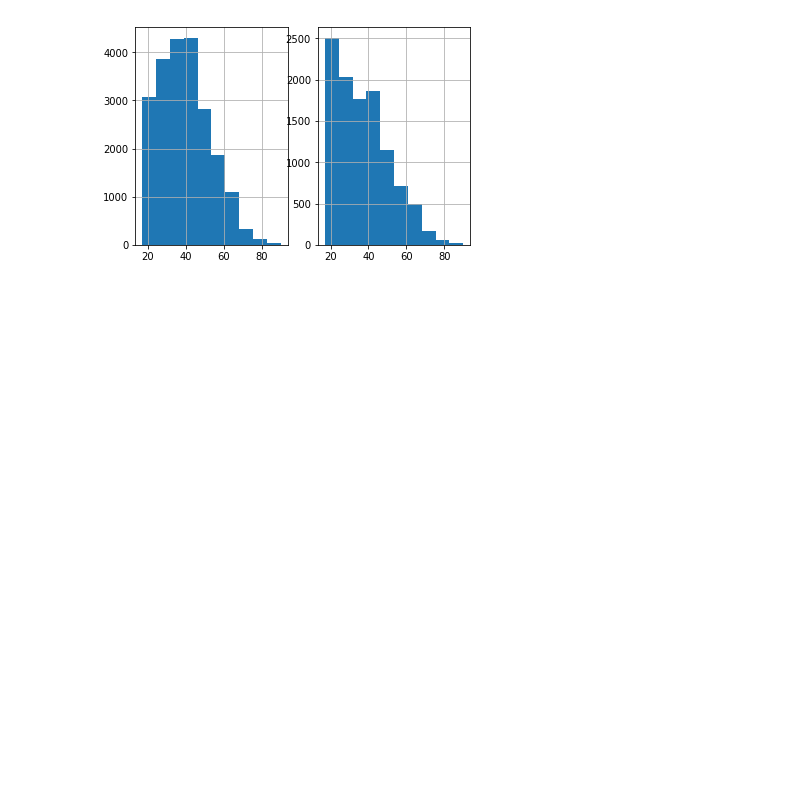
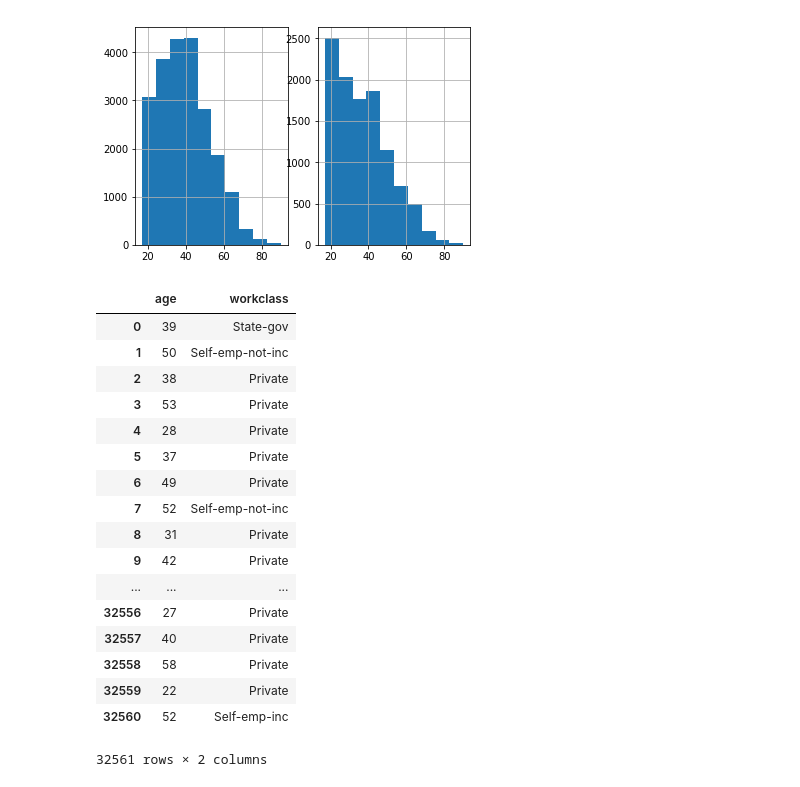
Before and after one commit to jtanderson/COSC-311-Fall2020, a Jupyter notebook: Pandas.ipynb, the cells around one changed output. Saved outputs shown, nothing was run; the diff lists cells and outputs as text; code cells hidden in the pictures; blank space fills up the shorter version.

```diff
--- a/Pandas.ipynb
+++ b/Pandas.ipynb
@@ -288,3 +300,24 @@ females['age'].hist(ax=axes[1])
 # %% [output]
 <matplotlib.axes._subplots.AxesSubplot at 0x...>
 [figure]
+# %%
+adults[['age', 'workclass']] #.groupby(by='workclass').count()
+# %% [output]
+|  | age | workclass |
+| 0 | 39 | State-gov |
+| 1 | 50 | Self-emp-not-inc |
+| 2 | 38 | Private |
+| 3 | 53 | Private |
+| 4 | 28 | Private |
+| 5 | 37 | Private |
+| 6 | 49 | Private |
+| 7 | 52 | Self-emp-not-inc |
+| 8 | 31 | Private |
+| 9 | 42 | Private |
+| ... | ... | ... |
+| 32556 | 27 | Private |
+| 32557 | 40 | Private |
+| 32558 | 58 | Private |
+| 32559 | 22 | Private |
+| 32560 | 52 | Self-emp-inc |
+32561 rows × 2 columns
```
Also changed, not shown: parts of 9 cells of this notebook, 1 other file.
